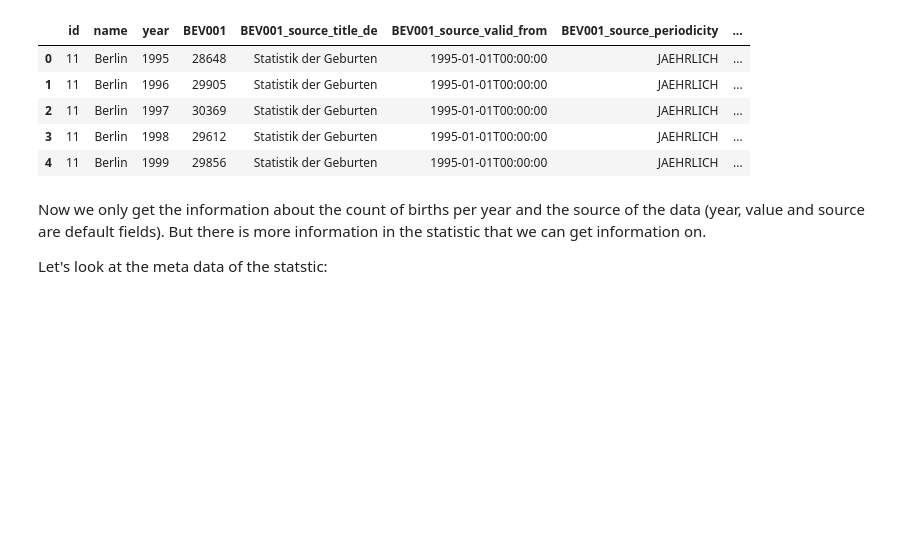
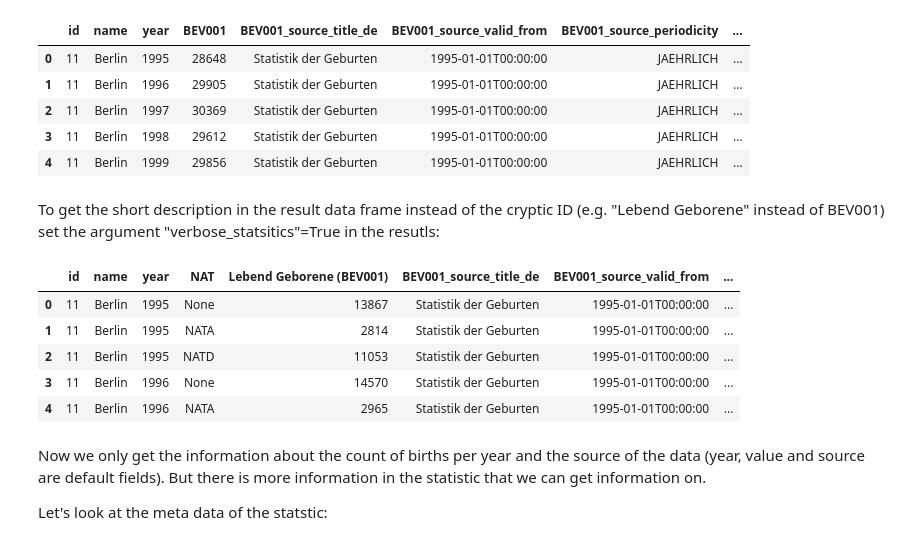
Before and after one commit to CorrelAid/datenguide-python, a Jupyter notebook: use_case/01_intro_tutorial.ipynb, the cells around one changed output. Cells and saved outputs as stored; diff of their text form; code cells hidden in the pictures; blank space fills up the shorter version.

Commit message:
add verbose args to tutorial

```diff
--- a/use_case/01_intro_tutorial.ipynb
+++ b/use_case/01_intro_tutorial.ipynb
@@ -160,6 +160,17 @@ query.results().head()
 | 2 | 11 | Berlin | 1997 | 30369 | Statistik der Geburten | 1995-01-01T00:00:00 | JAEHRLICH | ... |
 | 3 | 11 | Berlin | 1998 | 29612 | Statistik der Geburten | 1995-01-01T00:00:00 | JAEHRLICH | ... |
 | 4 | 11 | Berlin | 1999 | 29856 | Statistik der Geburten | 1995-01-01T00:00:00 | JAEHRLICH | ... |
+# %% [markdown]
+To get the short description in the result data frame instead of the cryptic ID (e.g. "Lebend Geborene" instead of BEV001) set the argument "verbose_statsitics"=True in the resutls:
+# %%
+query.results(verbose_statistics =True).head()
+# %% [output]
+|  | id | name | year | NAT | Lebend Geborene (BEV001) | BEV001_source_title_de | BEV001_source_valid_from | ... |
+| 0 | 11 | Berlin | 1995 | None | 13867 | Statistik der Geburten | 1995-01-01T00:00:00 | ... |
+| 1 | 11 | Berlin | 1995 | NATA | 2814 | Statistik der Geburten | 1995-01-01T00:00:00 | ... |
+| 2 | 11 | Berlin | 1995 | NATD | 11053 | Statistik der Geburten | 1995-01-01T00:00:00 | ... |
+| 3 | 11 | Berlin | 1996 | None | 14570 | Statistik der Geburten | 1995-01-01T00:00:00 | ... |
+| 4 | 11 | Berlin | 1996 | NATA | 2965 | Statistik der Geburten | 1995-01-01T00:00:00 | ... |
 # %% [markdown]
 Now we only get the information about the count of births per year and the source of the data (year, value and source are default fields).
 But there is more information in the statistic that we can get information on.
```
Also changed, not shown: parts of 4 cells of this notebook.
